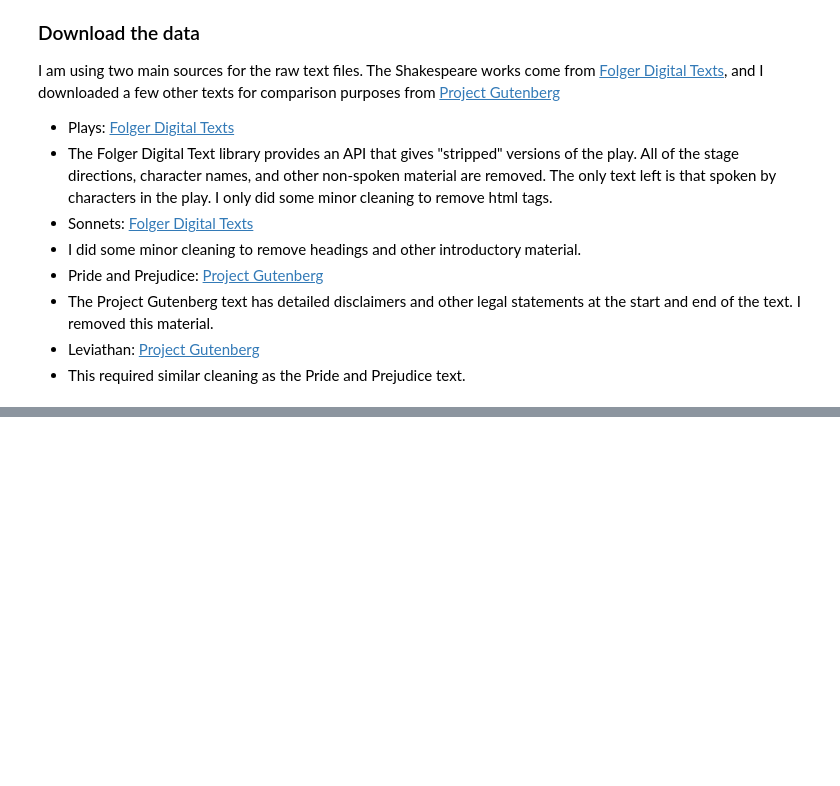
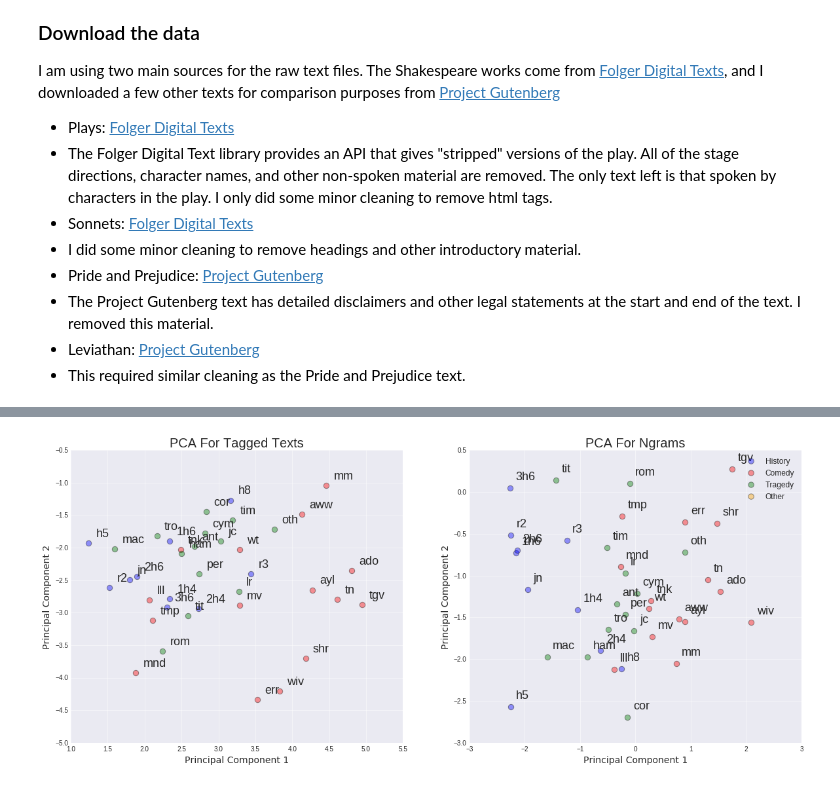
Before and after one commit to tpatricksullivan/shakespca, a Jupyter notebook: shakespca.ipynb, the cells around one changed output, grey strips where cells are left out. Cells and saved outputs as stored; diff of their text form; code cells hidden in the pictures; blank space fills up the shorter version.

```diff
--- a/shakespca.ipynb
+++ b/shakespca.ipynb
@@ -283,0 +356,10 @@ A pure PCA model easily distinguishes between Shakespeare and other authors. It
+# %%
+justPlays_tg_pc = PC_Transform(justPlays_tg,2)
+justPlays_ng_pc = PC_Transform(justPlays_ng,2)
+fig = plt.figure(figsize = (20,8))
+plot_PCA(justPlays_tg_pc, md, 'PCA For Tagged Texts', 1, fig)
+plot_PCA(justPlays_ng_pc, md, 'PCA For Ngrams', 2, fig)
+plt.legend(loc='upper right')
+plt.show()
+# %% [output]
+[figure, added]
```
Also changed, not shown: parts of 50 cells of this notebook, 4 other files.
